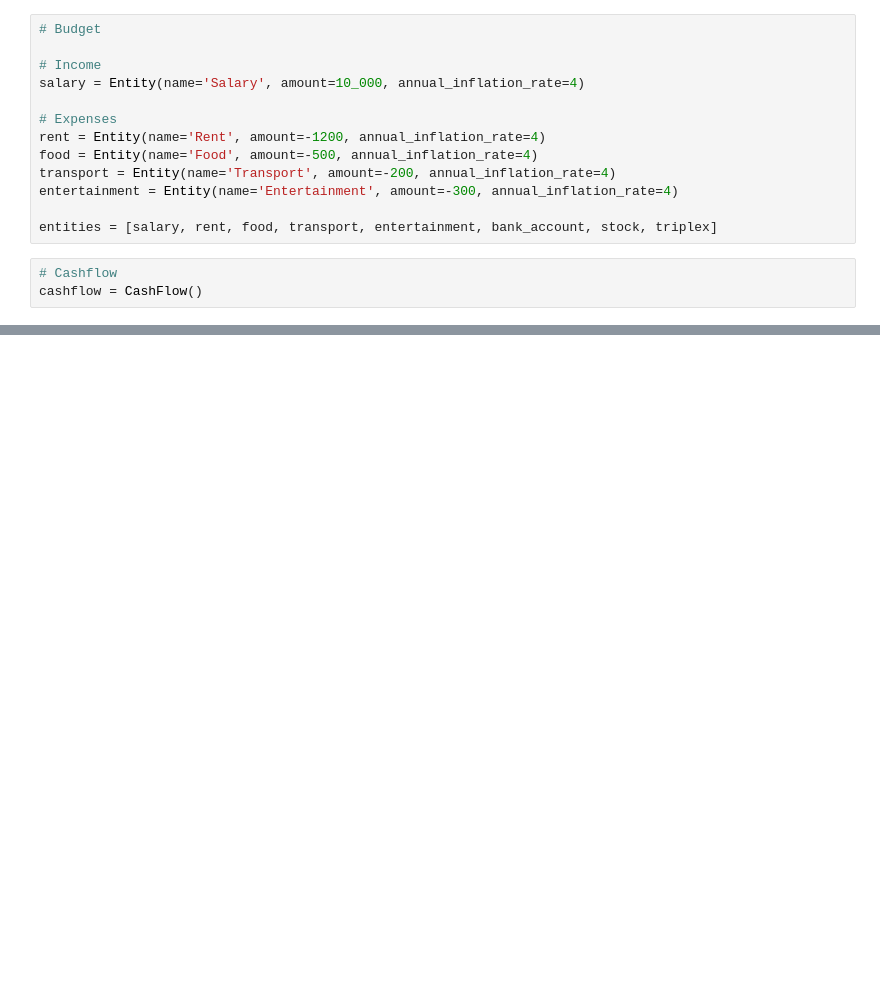
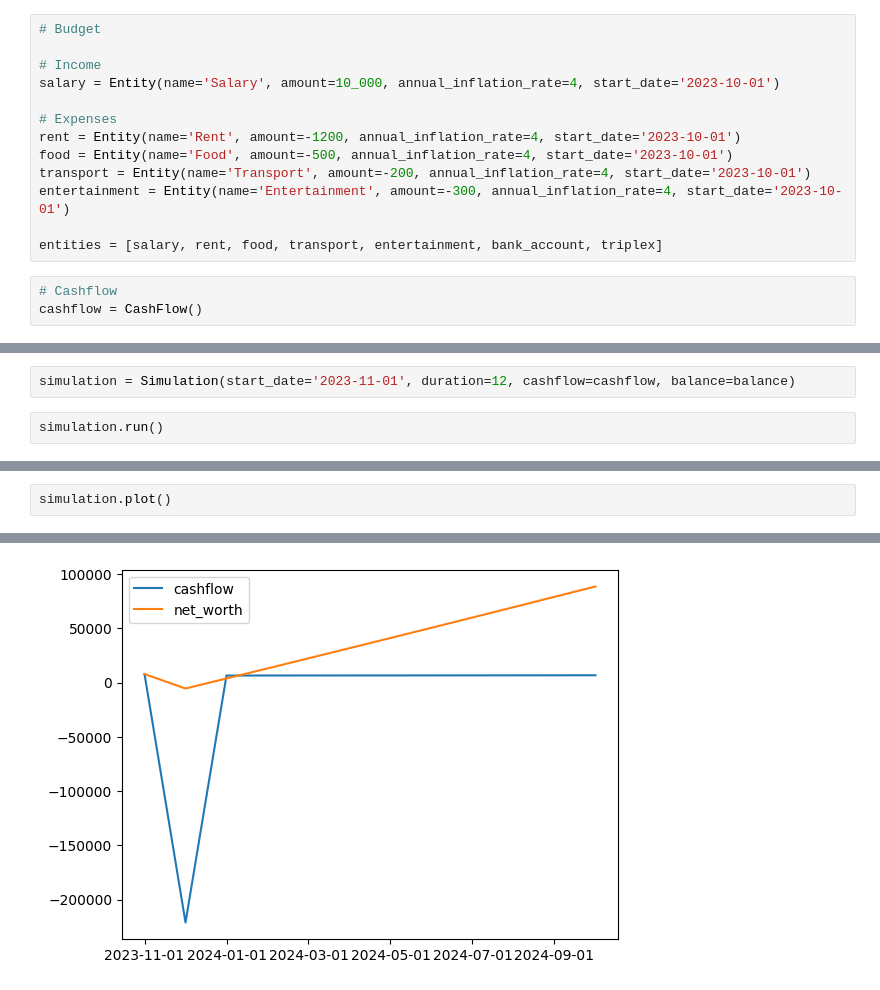
Before and after one commit to simonprudhomme/financial-planner, a Jupyter notebook: notebooks/financial-planner.ipynb, the cells around one changed output, grey strips where cells are left out. Drawn from its saved outputs; the diff is of its cells as text; blank space fills up the shorter version.

```diff
--- a/notebooks/financial-planner.ipynb
+++ b/notebooks/financial-planner.ipynb
@@ -27,15 +41,15 @@ triplex = RealEstate(name='Triplex',
 # Budget
 
 # Income
-salary = Entity(name='Salary', amount=10_000, annual_inflation_rate=4)
+salary = Entity(name='Salary', amount=10_000, annual_inflation_rate=4, start_date='2023-10-01')
 
 # Expenses
-rent = Entity(name='Rent', amount=-1200, annual_inflation_rate=4)
-food = Entity(name='Food', amount=-500, annual_inflation_rate=4)
-transport = Entity(name='Transport', amount=-200, annual_inflation_rate=4)
-entertainment = Entity(name='Entertainment', amount=-300, annual_inflation_rate=4)
+rent = Entity(name='Rent', amount=-1200, annual_inflation_rate=4, start_date='2023-10-01')
+food = Entity(name='Food', amount=-500, annual_inflation_rate=4, start_date='2023-10-01')
+transport = Entity(name='Transport', amount=-200, annual_inflation_rate=4, start_date='2023-10-01')
+entertainment = Entity(name='Entertainment', amount=-300, annual_inflation_rate=4, start_date='2023-10-01')
 
-entities = [salary, rent, food, transport, entertainment, bank_account, stock, triplex]
+entities = [salary, rent, food, transport, entertainment, bank_account, triplex]
 # %%
 # Cashflow
 cashflow = CashFlow()
@@ -83,0 +103,4 @@ balance
+# %%
+simulation = Simulation(start_date='2023-11-01', duration=12, cashflow=cashflow, balance=balance)
+# %%
+simulation.run()
@@ -83,0 +125,3 @@ balance
+# %%
+simulation.plot()
+# %% [output]
@@ -83,0 +141 @@ balance
+[figure, added]
```
Also changed, not shown: parts of 18 cells of this notebook, 10 other files.
